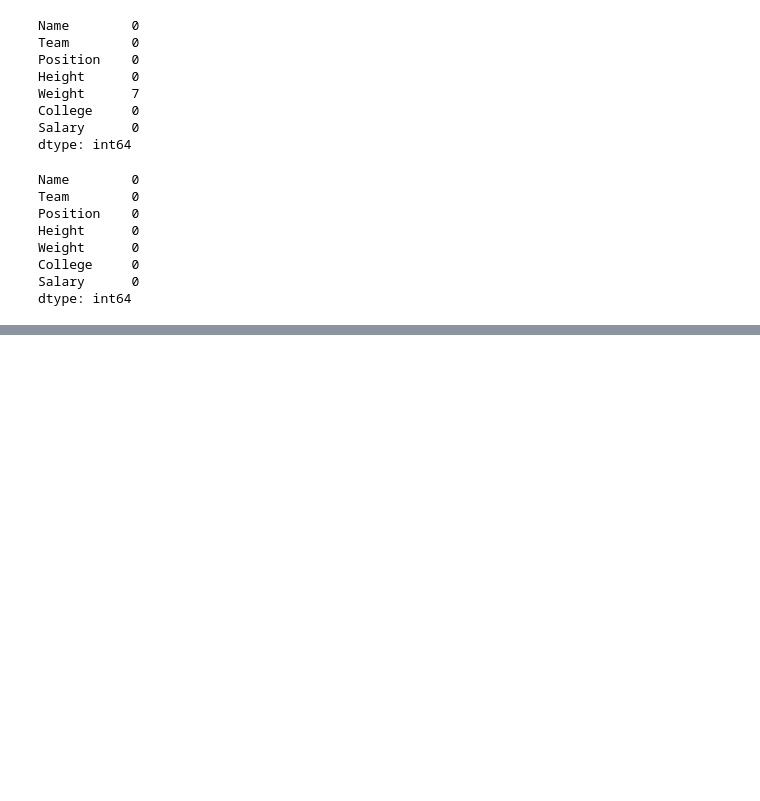
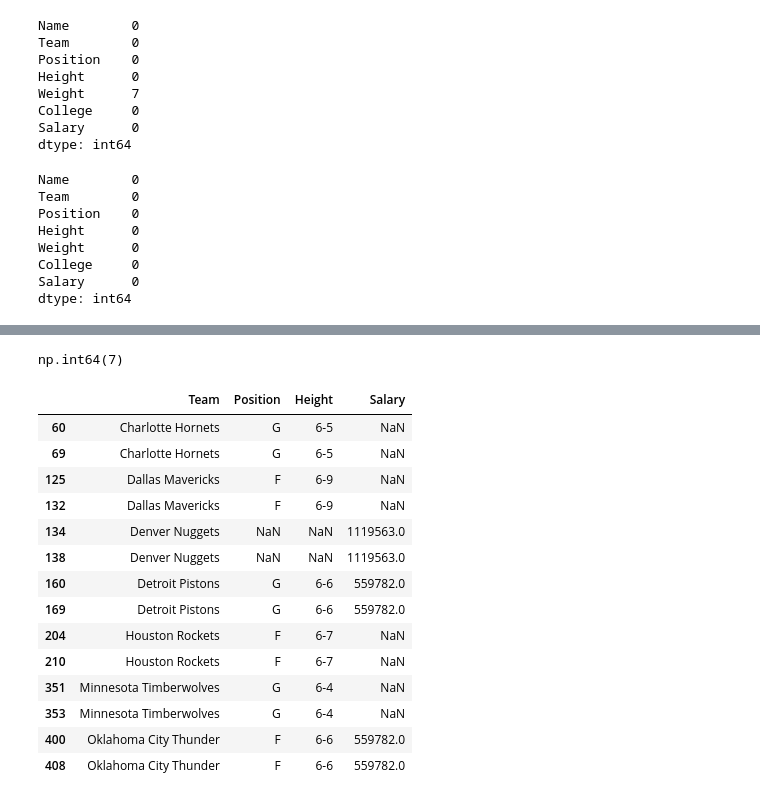
Before and after one commit to sthasarita/Pandas, a Jupyter notebook: Untitled6.ipynb, the cells around one changed output, grey strips where cells are left out. Cells and saved outputs as stored; diff of their text form; code cells hidden in the pictures; blank space fills up the shorter version.

```diff
--- a/Untitled6.ipynb
+++ b/Untitled6.ipynb
@@ -1810,3 +1810,7 @@ Weight      0
 College     0
 Salary      0
 dtype: int64
+# %%
+import pandas as pd
+import numpy as np
+nba = pd.read_csv("nba.csv")
@@ -1812,0 +1826,4 @@ dtype: int64
+# %%
+columns_to_select = ["Team", "Position", "Height", "Salary"]
+
+nba_d = nba[columns_to_select].copy()
@@ -1812,0 +1846,24 @@ dtype: int64
+# %%
+nba_d.duplicated().sum()
+# %% [output]
+np.int64(7)
+# %%
+duplicated = nba_d[nba_d.duplicated(keep = False)]
+# %%
+duplicated
+# %% [output]
+|  | Team | Position | Height | Salary |
+| 60 | Charlotte Hornets | G | 6-5 | NaN |
+| 69 | Charlotte Hornets | G | 6-5 | NaN |
+| 125 | Dallas Mavericks | F | 6-9 | NaN |
+| 132 | Dallas Mavericks | F | 6-9 | NaN |
+| 134 | Denver Nuggets | NaN | NaN | 1119563.0 |
+| 138 | Denver Nuggets | NaN | NaN | 1119563.0 |
+| 160 | Detroit Pistons | G | 6-6 | 559782.0 |
+| 169 | Detroit Pistons | G | 6-6 | 559782.0 |
+| 204 | Houston Rockets | F | 6-7 | NaN |
+| 210 | Houston Rockets | F | 6-7 | NaN |
+| 351 | Minnesota Timberwolves | G | 6-4 | NaN |
+| 353 | Minnesota Timberwolves | G | 6-4 | NaN |
+| 400 | Oklahoma City Thunder | F | 6-6 | 559782.0 |
+| 408 | Oklahoma City Thunder | F | 6-6 | 559782.0 |
```
Also changed, not shown: parts of 17 cells of this notebook.
